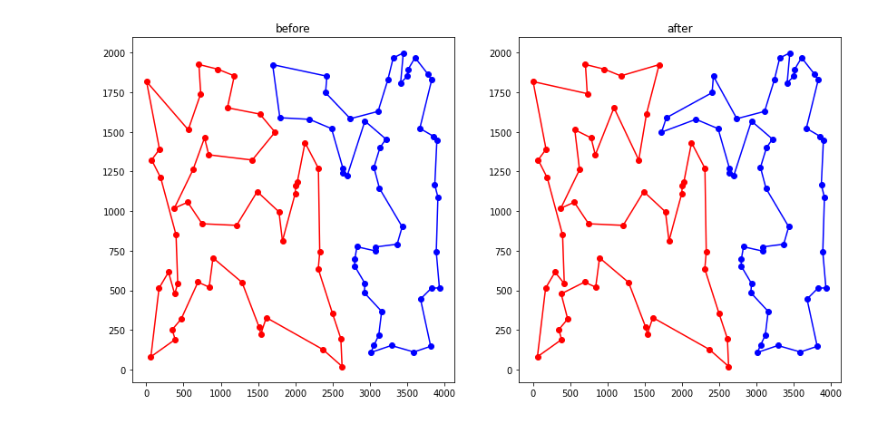
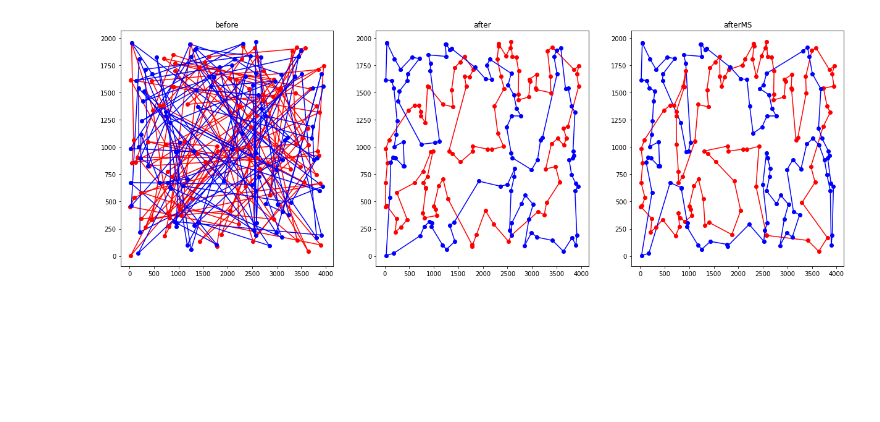
Before and after one commit to barosz0/IMO, a Jupyter notebook: lab3/Untitled.ipynb, the cells around one changed output. Saved outputs shown, nothing was run; the diff lists cells and outputs as text; code cells hidden in the pictures; blank space fills up the shorter version.

Commit message:
add plot data

```diff
--- a/lab3/Untitled.ipynb
+++ b/lab3/Untitled.ipynb
@@ -99,12 +99,13 @@ def draw_plot_compare(files, names = None, size = 7):
 # %%
 # filename = "output/nearest_neighbor.data"
 # filename = "output/greedy_cycle.data"
 filename1 = "output/before.data"
-filename2 = "output/after_LSG_E.data"
+filename2 = "output/after_LSS_E.data"
+filename3 = "output/after_MS.data"
 
 
 # draw_plot(filename1)
 # draw_plot(filename2)
-draw_plot_compare([filename1,filename2], ["before", "after"])
+draw_plot_compare([filename1,filename2,filename3], ["before", "after","afterMS"])
 # %% [output]
-[figure, old version]
+[figure, new version]
```
Also changed, not shown: 1 other file.
